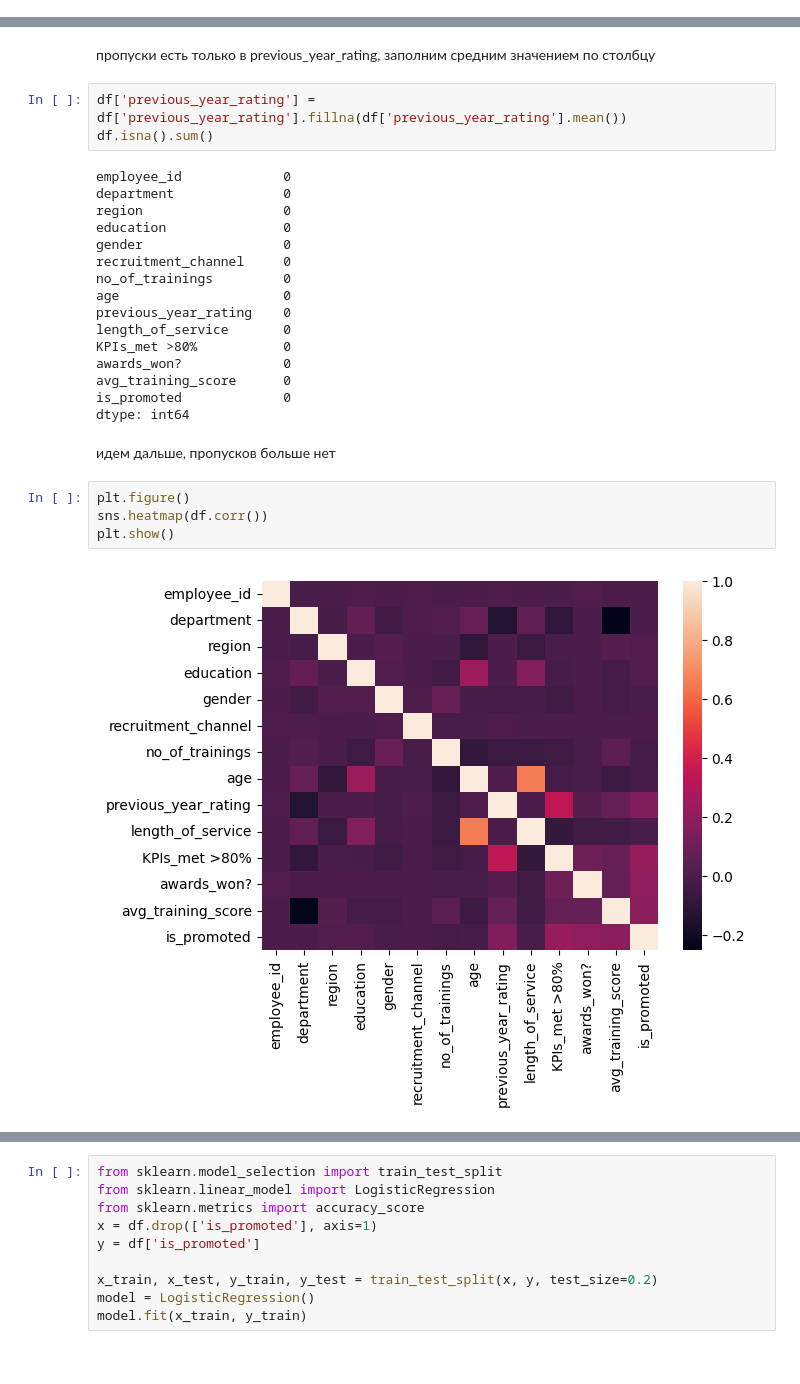
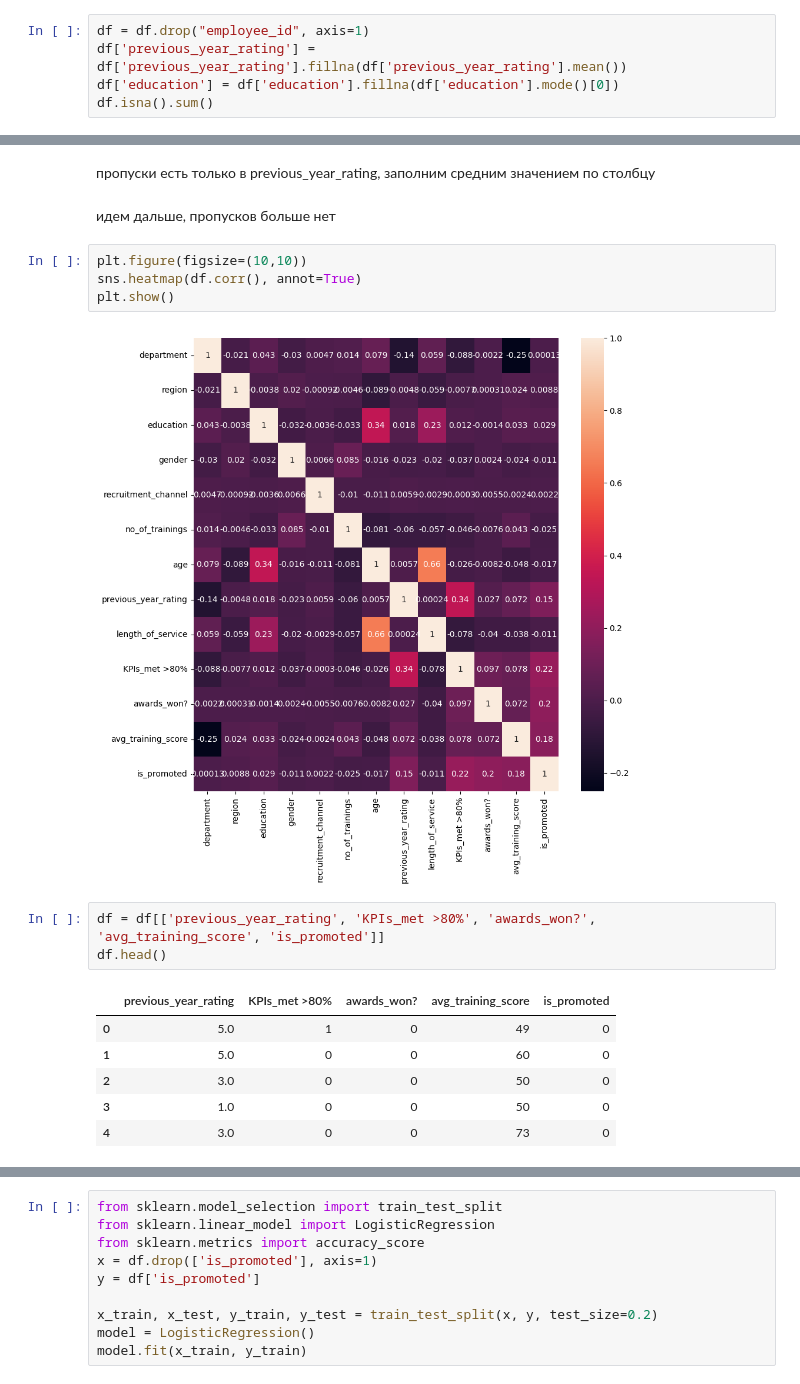
Before and after one commit to Adelaaas/Data_science_basic_23-24_1, a Jupyter notebook: Весенний семестр/home_work_log_reg/lisenkov_log_reg.ipynb, the cells around one changed output, grey strips where cells are left out. Saved outputs shown, nothing was run; the diff lists cells and outputs as text.

```diff
--- a/Весенний семестр/home_work_log_reg/lisenkov_log_reg.ipynb
+++ b/Весенний семестр/home_work_log_reg/lisenkov_log_reg.ipynb
@@ -23,0 +42,5 @@ df.head()
+# %%
+df = df.drop("employee_id", axis=1)
+df['previous_year_rating'] = df['previous_year_rating'].fillna(df['previous_year_rating'].mean())
+df['education'] = df['education'].fillna(df['education'].mode()[0])
+df.isna().sum()
@@ -67,29 +87,20 @@ dtype: int64
 # %% [markdown]
 пропуски есть только в previous_year_rating, заполним средним значением по столбцу
-# %%
-df['previous_year_rating'] = df['previous_year_rating'].fillna(df['previous_year_rating'].mean())
-df.isna().sum()
-# %% [output]
-employee_id             0
-department              0
-region                  0
-education               0
-gender                  0
-recruitment_channel     0
-no_of_trainings         0
-age                     0
-previous_year_rating    0
-length_of_service       0
-KPIs_met >80%           0
-awards_won?             0
-avg_training_score      0
-is_promoted             0
-dtype: int64
 # %% [markdown]
 идем дальше, пропусков больше нет
 # %%
-plt.figure()
-sns.heatmap(df.corr())
+plt.figure(figsize=(10,10))
+sns.heatmap(df.corr(), annot=True)
 plt.show()
 # %% [output]
-[figure, old version]
+[figure, new version]
+# %%
+df = df[['previous_year_rating', 'KPIs_met >80%', 'awards_won?', 'avg_training_score', 'is_promoted']]
+df.head()
+# %% [output]
+|  | previous_year_rating | KPIs_met >80% | awards_won? | avg_training_score | is_promoted |
+| 0 | 5.0 | 1 | 0 | 49 | 0 |
+| 1 | 5.0 | 0 | 0 | 60 | 0 |
+| 2 | 3.0 | 0 | 0 | 50 | 0 |
+| 3 | 1.0 | 0 | 0 | 50 | 0 |
+| 4 | 3.0 | 0 | 0 | 73 | 0 |
```
Also changed, not shown: parts of 15 cells of this notebook.
